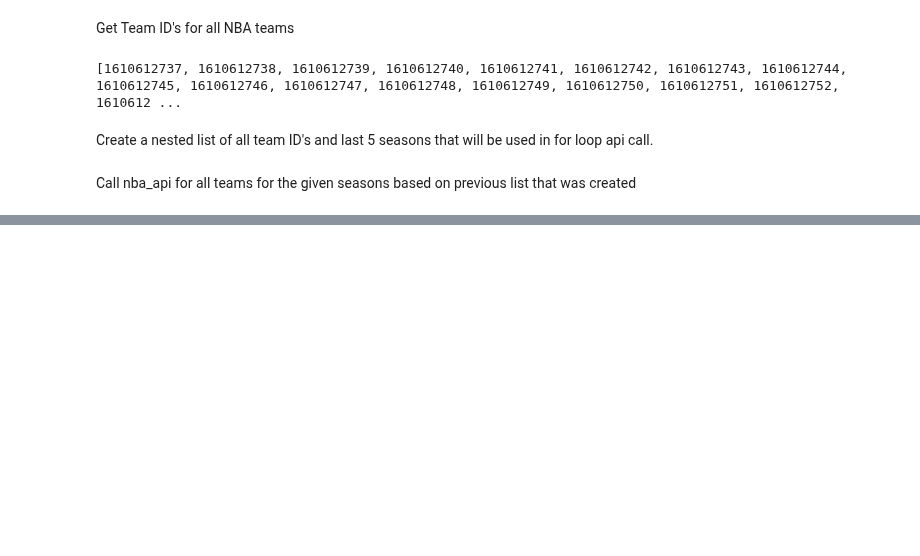
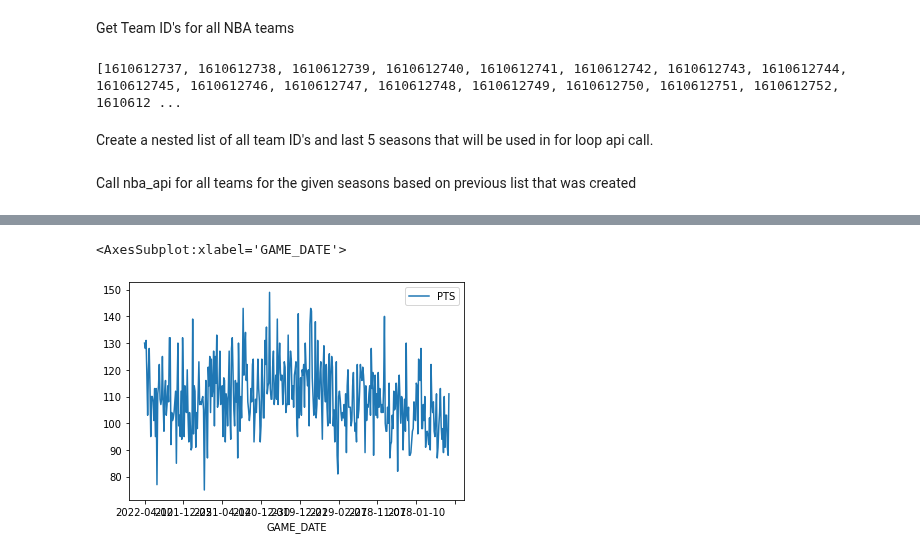
Before and after one commit to MattChinchilla/DATA_SCIENCE, a Jupyter notebook: Sports_Analytics/NBA.ipynb, the cells around one changed output, grey strips where cells are left out. Saved outputs shown, nothing was run; the diff lists cells and outputs as text; code cells hidden in the pictures; blank space fills up the shorter version.

```diff
--- a/Sports_Analytics/NBA.ipynb
+++ b/Sports_Analytics/NBA.ipynb
@@ -42,0 +45,8 @@ Mavs_id = Mavs['id']
+# %%
+#filter Team_Abbreviation by DAL and plot PTS over time
+NBA_seasons.loc[NBA_seasons['TEAM_ABBREVIATION'] == 'DAL'].plot(x='GAME_DATE', y='PTS', kind='line')
+#NBA_seasons.groupby('SEASON_ID').PTS.plot(kind='line')
+#NBA_seasons.groupby('GAME_DATE').PTS.mean().plot(kind='line')
+# %% [output]
+<AxesSubplot:xlabel='GAME_DATE'>
+[figure, added]
```
Also changed, not shown: parts of 3 cells of this notebook.
